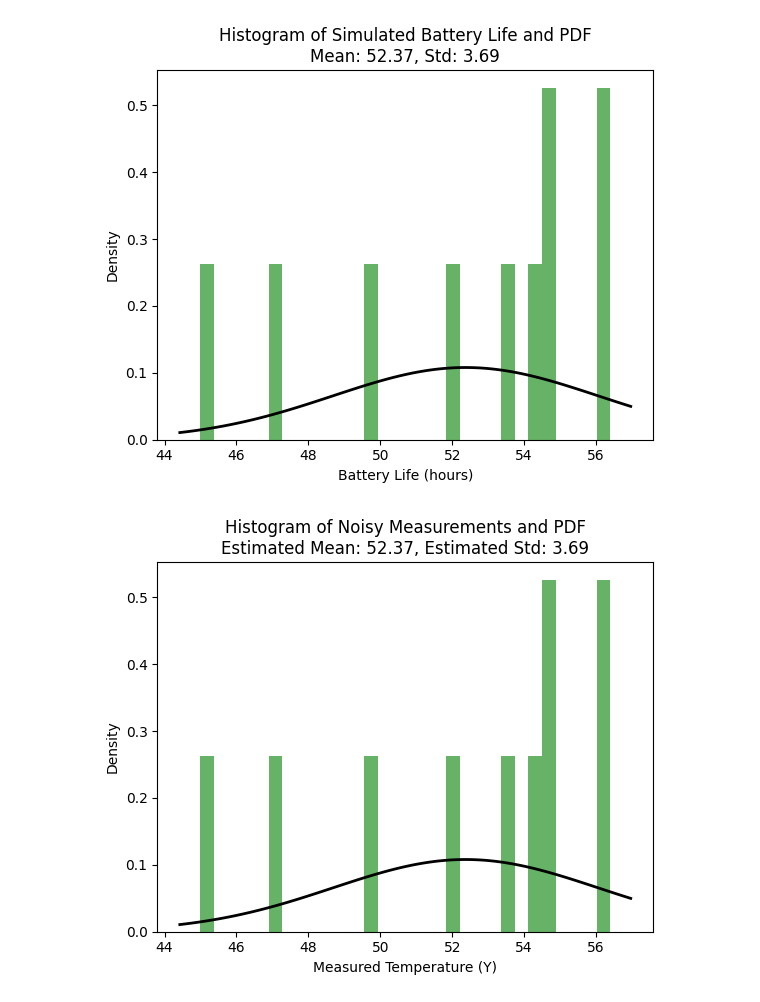
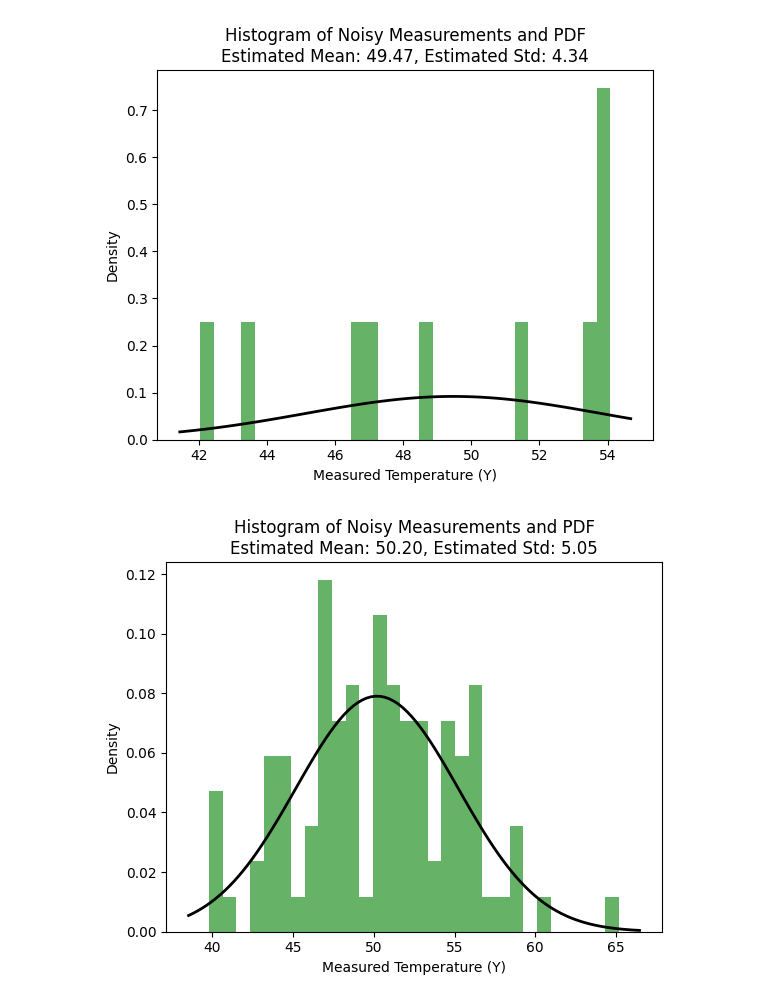
Before and after one commit to iamshashankyadav/Statistical-programming, a Jupyter notebook: asg6/Untitled.ipynb, the cells around one changed output. Cells and saved outputs as stored; diff of their text form; code cells hidden in the pictures.

```diff
--- a/asg6/Untitled.ipynb
+++ b/asg6/Untitled.ipynb
@@ -32,16 +32,16 @@ def plot_estimators_distribution(means, std_devs, true_mu=20, true_sigma=2):
 
     # Plot for the means
     plt.subplot(1, 2, 1)
-    plt.hist(means, bins=30, density=True, alpha=0.6, color='b')
-    plt.axvline(true_mu, color='r', linestyle='dashed', linewidth=2, label=f'True Mean: {true_mu}')
+    plt.hist(means, bins=30, density=True, alpha=0.6, color='red')
+    plt.axvline(true_mu, color='blue', linestyle='dashed', linewidth=2, label=f'True Mean: {true_mu}')
     plt.title('Estimated Mean Distribution')
     plt.xlabel('Estimated Mean')
     plt.ylabel('Density')
 
     # Plot for the standard deviations
     plt.subplot(1, 2, 2)
-    plt.hist(std_devs, bins=30, density=True, alpha=0.6, color='y')
-    plt.axvline(true_sigma, color='r', linestyle='dashed', linewidth=2, label=f'True Std Dev: {true_sigma}')
+    plt.hist(std_devs, bins=30, density=True, alpha=0.6, color='green')
+    plt.axvline(true_sigma, color='blue', linestyle='dashed', linewidth=2, label=f'True Std Dev: {true_sigma}')
     plt.title('Estimated Std Dev Distribution')
     plt.xlabel('Estimated Std Dev')
     plt.ylabel('Density')
@@ -66,30 +66,29 @@ for i in n2_range:
 # %%
-
-for n1 in  [10, 100, 1000]:
+for n1 in  [10, 100, 1000,10000]:
     X = np.random.normal(50, 5, n1)
 
     # Simulate sensor noise η uniformly distributed between -1 and 1
     noise = np.random.uniform(-1, 1, n1)
 
     # Measured temperature Y = X + η
     Y = X + noise
     # MLE for the mean and std dev from the noisy data is just the sample mean and std of Y
     mean = np.mean(Y)
     sigma = np.std(Y)
-    plot_histogram_with_pdf(Y, mean, sigma)
+
     plt.hist(Y, bins=30, density=True, alpha=0.6, color='g')
 
     # Overlay the normal PDF using the estimated mean and std of X
     xmin, xmax = plt.xlim()
     x = np.linspace(xmin, xmax, 100)
     p = norm.pdf(x, mean, sigma)
     plt.plot(x, p, 'k', linewidth=2)
 
     # Labels and title
     plt.title(f"Histogram of Noisy Measurements and PDF\nEstimated Mean: {mean:.2f}, Estimated Std: {sigma:.2f}")
     plt.xlabel('Measured Temperature (Y)')
     plt.ylabel('Density')
     plt.show()
 # %% [output]
-[figure, old version]
+[figure, new version]
-[figure, old version]
+[figure, new version]
```
Also changed, not shown: parts of 4 cells of this notebook.
